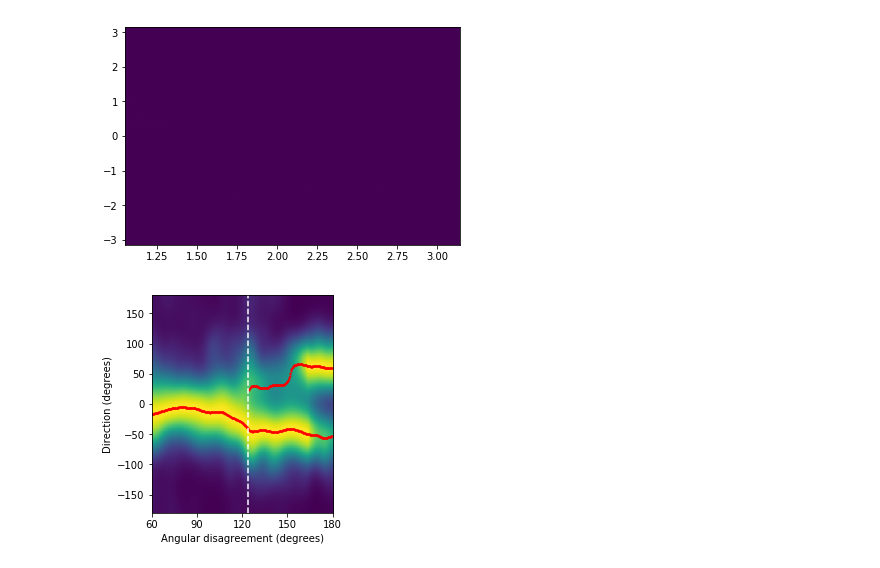
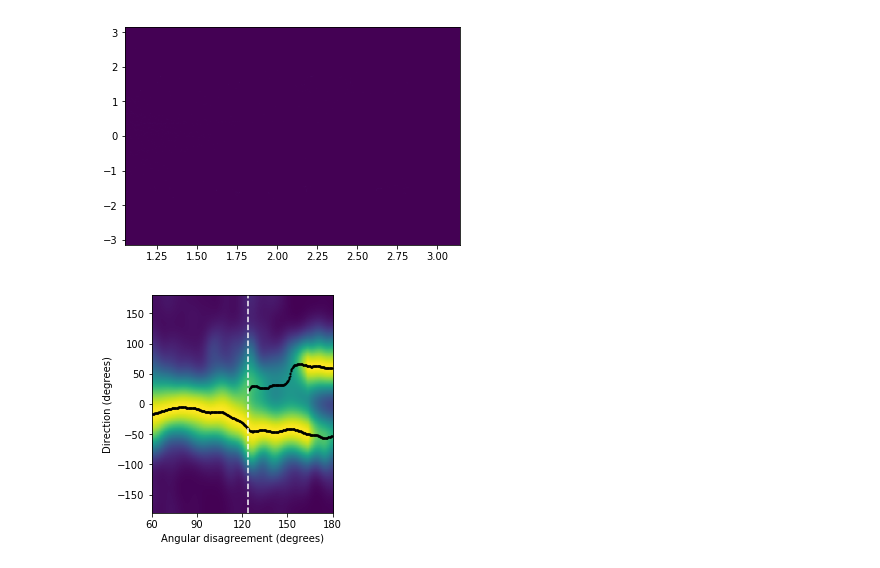
Before and after one commit to RnoB/fly-matrix, a Jupyter notebook: MalkoFly.ipynb, the cells around one changed output. Cells and saved outputs as stored; diff of their text form; code cells hidden in the pictures.

Commit message:
updated figures

```diff
--- a/MalkoFly.ipynb
+++ b/MalkoFly.ipynb
@@ -8,7 +8,7 @@ import matplotlib.pyplot as plt
 mf.pb.cMapNotSym = mf.pb.plt.cm.viridis_r
 mf.pb.cMapSym = mf.pb.plt.cm.PuOr_r
 # %%
-nPosts = 2
+nPosts = 3
 dVal = 0.8    # distance cutoff to filter trajectories that end too far from the posts
 
 dataDIR = '/media/user/Samsung_T3/Work/Documents/Data/flyVR/new_experiments/'
@@ -149,19 +157,26 @@ mf.pb.plt.savefig('/mnt/ssd1/Documents/Vivek/flyVR/fly-matrix/figures/katz_dir_v
 # %%
-xs = all_experiments.get((0,1,)).metaFish['x'][:,0]
-ys = all_experiments.get((0,1,)).metaFish['x'][:,1]
+if nPosts == 2:
+    xs = all_experiments.get((0,1,)).metaFish['x'][:,0]
+    ys = all_experiments.get((0,1,)).metaFish['x'][:,1]
 
-post0_x = np.unique(all_experiments.get((0,1,0,0,1)).var['x'][:,0])[0]
-post0_y = np.unique(all_experiments.get((0,1,0,0,1)).var['x'][:,1])[0]
+    post0_x = np.unique(all_experiments.get((0,1,0,0,1)).var['x'][:,0])[0]
+    post0_y = np.unique(all_experiments.get((0,1,0,0,1)).var['x'][:,1])[0]
 
-post1_x = np.unique(all_experiments.get((0,1,0,0,2)).var['x'][:,0])[0]
-post1_y = np.unique(all_experiments.get((0,1,0,0,2)).var['x'][:,1])[0]
+    post1_x = np.unique(all_experiments.get((0,1,0,0,2)).var['x'][:,0])[0]
+    post1_y = np.unique(all_experiments.get((0,1,0,0,2)).var['x'][:,1])[0]
 
-if nPosts == 3:
+else:
     xs = all_experiments.get((0,2,)).metaFish['x'][:,0]
     ys = all_experiments.get((0,2,)).metaFish['x'][:,1]
 
-    post2_x = np.unique(all_experiments.get((0,1,0,0,3)).var['x'][:,0])[0]
-    post2_y = np.unique(all_experiments.get((0,1,0,0,3)).var['x'][:,1])[0]
+    post0_x = np.unique(all_experiments.get((0,2,0,0,1)).var['x'][:,0])[0]
+    post0_y = np.unique(all_experiments.get((0,2,0,0,1)).var['x'][:,1])[0]
+
+    post1_x = np.unique(all_experiments.get((0,2,0,0,2)).var['x'][:,0])[0]
+    post1_y = np.unique(all_experiments.get((0,2,0,0,2)).var['x'][:,1])[0]
+
+    post2_x = np.unique(all_experiments.get((0,2,0,0,3)).var['x'][:,0])[0]
+    post2_y = np.unique(all_experiments.get((0,2,0,0,3)).var['x'][:,1])[0]
 # %%
 nbins = 500
 if nPosts == 2:
@@ -250,12 +265,12 @@ for i in range(1,nbins-1):
 # %%
 bifurcation_x = np.min(np.where(angs == np.min(get_duplicates(angs))))-1
 
 mf.pb.plt.imshow(img, extent=[60,180,-180,180], aspect=0.4)
-mf.pb.plt.scatter(angs,dirs, s=1, c='red')
+mf.pb.plt.scatter(angs,dirs, s=1, c='black')
 mf.pb.plt.vlines((180-60)*bifurcation_x/nbins + 60, ymin=-180, ymax=180, color='white', linestyles='dashed')
 mf.pb.plt.xticks([60,90,120,150,180])
 mf.pb.plt.xlabel('Angular disagreement (degrees)')
 mf.pb.plt.ylabel('Direction (degrees)')
 mf.pb.plt.savefig('/mnt/ssd1/Documents/Vivek/flyVR/fly-matrix/figures/' + str(nPosts) + '_post_bifurcation_angles.png', format='png', dpi=300)
 # %% [output]
-[figure, old version]
+[figure, new version]
```
Also changed, not shown: parts of 10 cells of this notebook, 1 other file.
